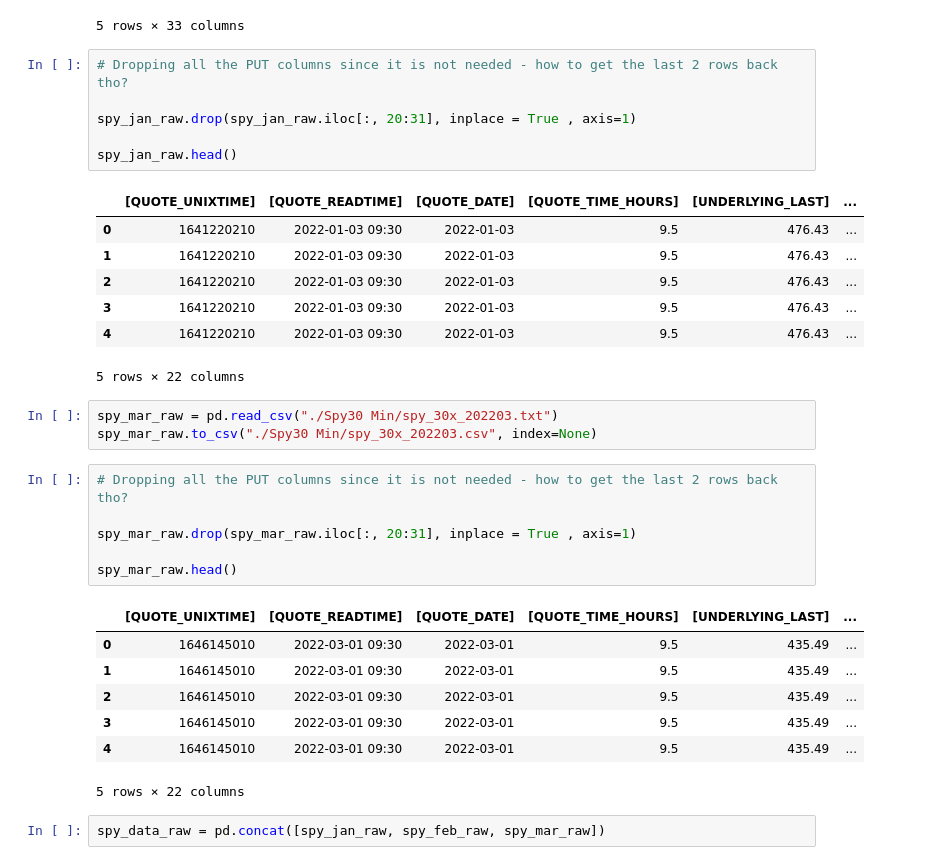
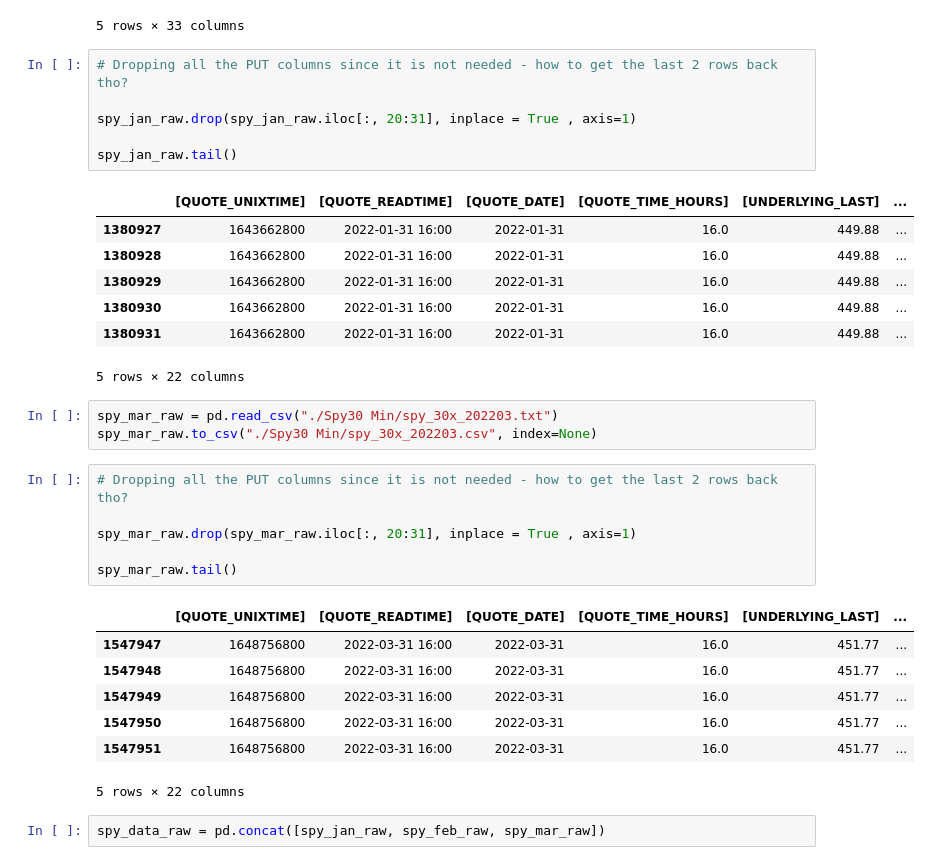
Before and after one commit to aarch23/OptYx, a Jupyter notebook: SpyRawData.ipynb, the cells around one changed output. Drawn from its saved outputs; the diff is of its cells as text.

```diff
--- a/SpyRawData.ipynb
+++ b/SpyRawData.ipynb
@@ -43,16 +45,16 @@ spy_jan_raw.head()
 # %%
 # Dropping all the PUT columns since it is not needed - how to get the last 2 rows back tho?
 
 spy_jan_raw.drop(spy_jan_raw.iloc[:, 20:31], inplace = True , axis=1)
 
-spy_jan_raw.head()
+spy_jan_raw.tail()
 # %% [output]
 |  | [QUOTE_UNIXTIME] | [QUOTE_READTIME] | [QUOTE_DATE] | [QUOTE_TIME_HOURS] | [UNDERLYING_LAST] | ... |
-| 0 | 1641220210 | 2022-01-03 09:30 | 2022-01-03 | 9.5 | 476.43 | ... |
-| 1 | 1641220210 | 2022-01-03 09:30 | 2022-01-03 | 9.5 | 476.43 | ... |
-| 2 | 1641220210 | 2022-01-03 09:30 | 2022-01-03 | 9.5 | 476.43 | ... |
-| 3 | 1641220210 | 2022-01-03 09:30 | 2022-01-03 | 9.5 | 476.43 | ... |
-| 4 | 1641220210 | 2022-01-03 09:30 | 2022-01-03 | 9.5 | 476.43 | ... |
+| 1380927 | 1643662800 | 2022-01-31 16:00 | 2022-01-31 | 16.0 | 449.88 | ... |
+| 1380928 | 1643662800 | 2022-01-31 16:00 | 2022-01-31 | 16.0 | 449.88 | ... |
+| 1380929 | 1643662800 | 2022-01-31 16:00 | 2022-01-31 | 16.0 | 449.88 | ... |
+| 1380930 | 1643662800 | 2022-01-31 16:00 | 2022-01-31 | 16.0 | 449.88 | ... |
+| 1380931 | 1643662800 | 2022-01-31 16:00 | 2022-01-31 | 16.0 | 449.88 | ... |
 5 rows × 22 columns
 # %%
 spy_mar_raw = pd.read_csv("./Spy30 Min/spy_30x_202203.txt")
@@ -62,14 +64,14 @@ spy_mar_raw.to_csv("./Spy30 Min/spy_30x_202203.csv", index=None)
 
 spy_mar_raw.drop(spy_mar_raw.iloc[:, 20:31], inplace = True , axis=1)
 
-spy_mar_raw.head()
+spy_mar_raw.tail()
 # %% [output]
 |  | [QUOTE_UNIXTIME] | [QUOTE_READTIME] | [QUOTE_DATE] | [QUOTE_TIME_HOURS] | [UNDERLYING_LAST] | ... |
-| 0 | 1646145010 | 2022-03-01 09:30 | 2022-03-01 | 9.5 | 435.49 | ... |
-| 1 | 1646145010 | 2022-03-01 09:30 | 2022-03-01 | 9.5 | 435.49 | ... |
-| 2 | 1646145010 | 2022-03-01 09:30 | 2022-03-01 | 9.5 | 435.49 | ... |
-| 3 | 1646145010 | 2022-03-01 09:30 | 2022-03-01 | 9.5 | 435.49 | ... |
-| 4 | 1646145010 | 2022-03-01 09:30 | 2022-03-01 | 9.5 | 435.49 | ... |
+| 1547947 | 1648756800 | 2022-03-31 16:00 | 2022-03-31 | 16.0 | 451.77 | ... |
+| 1547948 | 1648756800 | 2022-03-31 16:00 | 2022-03-31 | 16.0 | 451.77 | ... |
+| 1547949 | 1648756800 | 2022-03-31 16:00 | 2022-03-31 | 16.0 | 451.77 | ... |
+| 1547950 | 1648756800 | 2022-03-31 16:00 | 2022-03-31 | 16.0 | 451.77 | ... |
+| 1547951 | 1648756800 | 2022-03-31 16:00 | 2022-03-31 | 16.0 | 451.77 | ... |
 5 rows × 22 columns
 # %%
 spy_data_raw = pd.concat([spy_jan_raw, spy_feb_raw, spy_mar_raw])
```
Also changed, not shown: parts of 10 cells of this notebook.
